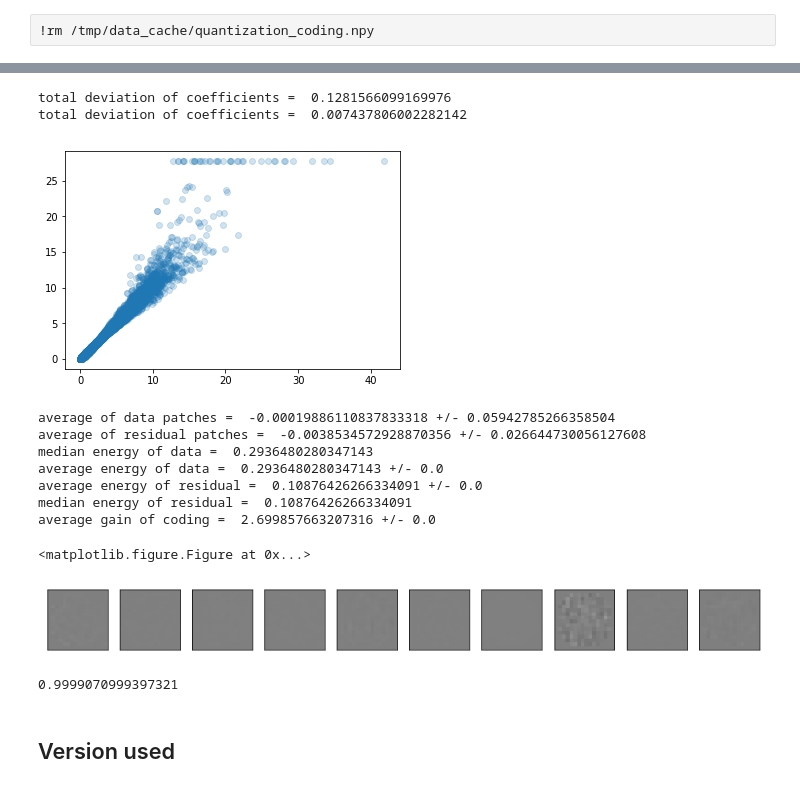
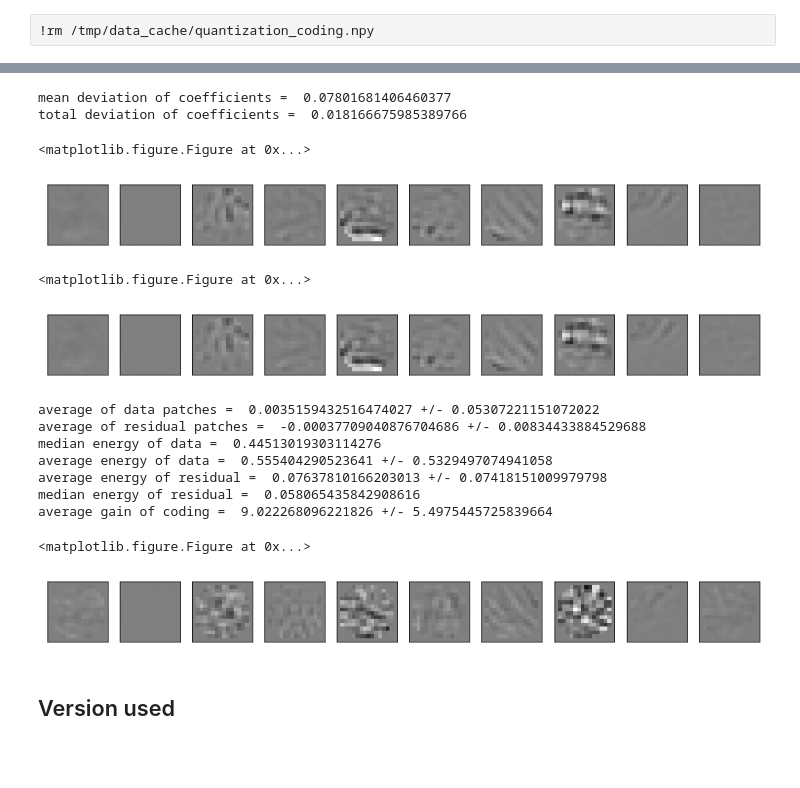
Before and after one commit to bicv/SparseHebbianLearning, a Jupyter notebook: probe/basics-autoencoder.ipynb, the cells around one changed output, grey strips where cells are left out. Drawn from its saved outputs; the diff is of its cells as text; code cells hidden in the pictures; blank space fills up the shorter version.

```diff
--- a/probe/basics-autoencoder.ipynb
+++ b/probe/basics-autoencoder.ipynb
@@ -176,5 +175,0 @@ number of codes, size of reconstructed images =  (2048, 256)
-# %%
-from shl_scripts.shl_learn import get_P_cum
-C = 5.
-P_cum = get_P_cum(sparse_code, C=C, nb_quant=nb_quant)
-P_cum.shape
@@ -183,3 +175,0 @@ P_cum.shape
-# %%
-P_cum = dico.P_cum
-P_cum.shape
@@ -197,0 +229,3 @@ P_cum.shape
+# %%
+patches_bar = sparse_code_bar @ dico.dictionary
+sparse_code_rec = mp(patches_bar, dico.dictionary, l0_sparseness=l0_sparseness, P_cum=P_cum, gain=gain)
@@ -223,49 +255,43 @@ ax.set_ylim(0.5, 1.01);
-# %%
-#q_sparse_code = inv_rescaling(inv_quantile(P_cum_mean, q), C=C)
-q_sparse_code = inv_rescaling(inv_quantile(P_cum_mean, q), C=C)
-print('total deviation of coefficients = ', np.mean(np.abs(sparse_code)))
-print('total deviation of coefficients = ', np.mean(np.abs(q_sparse_code-sparse_code)))
-# %% [output]
-total deviation of coefficients =  0.1281566099169976
-total deviation of coefficients =  0.007437806002282142
-# %%
-plt.scatter(sparse_code.ravel(), q_sparse_code.ravel(), alpha=.2);
-# %% [output]
-[figure, removed]
+# %%
+print('mean deviation of coefficients = ', np.mean(np.abs(q_bar)))
+print('total deviation of coefficients = ', np.mean(np.abs(q_bar-q_rec)))
+# %% [output]
+mean deviation of coefficients =  0.07801681406460377
+total deviation of coefficients =  0.018166675985389766
 # %%
-patches = q_sparse_code @ dico.dictionary
-error = data[indx, :] - patches
-fig, axs = show_data(error[:max_patches, :], cmax=np.max(np.abs(data[:max_patches, :])))
-print('average of data patches = ', data.mean(), '+/-', data.mean(axis=1).std())
+patches_rec = sparse_code_rec @ dico.dictionary
+error = patches_bar - patches_rec
+fig, axs = show_data(patches_bar[:max_patches, :], cmax=np.max(np.abs(patches_bar[:max_patches, :])))
+plt.show()
+fig, axs = show_data(patches_rec[:max_patches, :], cmax=np.max(np.abs(patches_bar[:max_patches, :])))
+plt.show()
+fig, axs = show_data(error[:max_patches, :], cmax=np.max(np.abs(error[:max_patches, :])))
+print('average of data patches = ', patches_bar.mean(), '+/-', patches_bar.mean(axis=1).std())
 print('average of residual patches = ', error.mean(), '+/-', error.mean(axis=1).std())
-#SD = np.sqrt(np.mean(data[indx, :]**2, axis=1))
-SD = np.linalg.norm(data[indx, :])/record_num_batches
+SD = np.sqrt(np.mean(patches_bar**2, axis=1))
 print('median energy of data = ', np.median(SD))
 print('average energy of data = ', SD.mean(), '+/-', SD.std())
-#print('total energy of data = ', np.sqrt(np.sum(data**2)))
-#print('total deviation of data = ', np.sum(np.abs(data)))
-#SE = np.sqrt(np.mean(error**2, axis=1))
-SE = np.linalg.norm(error)/record_num_batches
 
+SE = np.sqrt(np.mean(error**2, axis=1))
 print('average energy of residual = ', SE.mean(), '+/-', SE.std())
 print('median energy of residual = ', np.median(SE))
 #print('total energy of residual = ', np.sqrt(np.sum(error**2)))
 #print('total deviation of residual = ', np.sum(np.abs(error)))
 print('average gain of coding = ', (SD/SE).mean(), '+/-', (SD/SE).std())
 # %% [output]
-average of data patches =  -0.00019886110837833318 +/- 0.05942785266358504
-average of residual patches =  -0.0038534572928870356 +/- 0.026644730056127608
-median energy of data =  0.2936480280347143
-average energy of data =  0.2936480280347143 +/- 0.0
-average energy of residual =  0.10876426266334091 +/- 0.0
-median energy of residual =  0.10876426266334091
-average gain of coding =  2.699857663207316 +/- 0.0
+<matplotlib.figure.Figure at 0x...>
+[figure, new version]
 <matplotlib.figure.Figure at 0x...>
-[figure, old version]
+[figure, added]
+average of data patches =  0.0035159432516474027 +/- 0.05307221151072022
+average of residual patches =  -0.00037709040876704686 +/- 0.00834433884529688
+median energy of data =  0.44513019303114276
+average energy of data =  0.555404290523641 +/- 0.5329497074941058
+average energy of residual =  0.07637810166203013 +/- 0.07418151009979798
+median energy of residual =  0.058065435842908616
+average gain of coding =  9.022268096221826 +/- 5.4975445725839664
+<matplotlib.figure.Figure at 0x...>
+[figure, added]
-# %%
-P_cum[0, -2]
-# %% [output]
-0.9999070999397321
 # %% [markdown]
 ## Version used
 # %%
```
Also changed, not shown: parts of 20 cells of this notebook, 2 other files.
